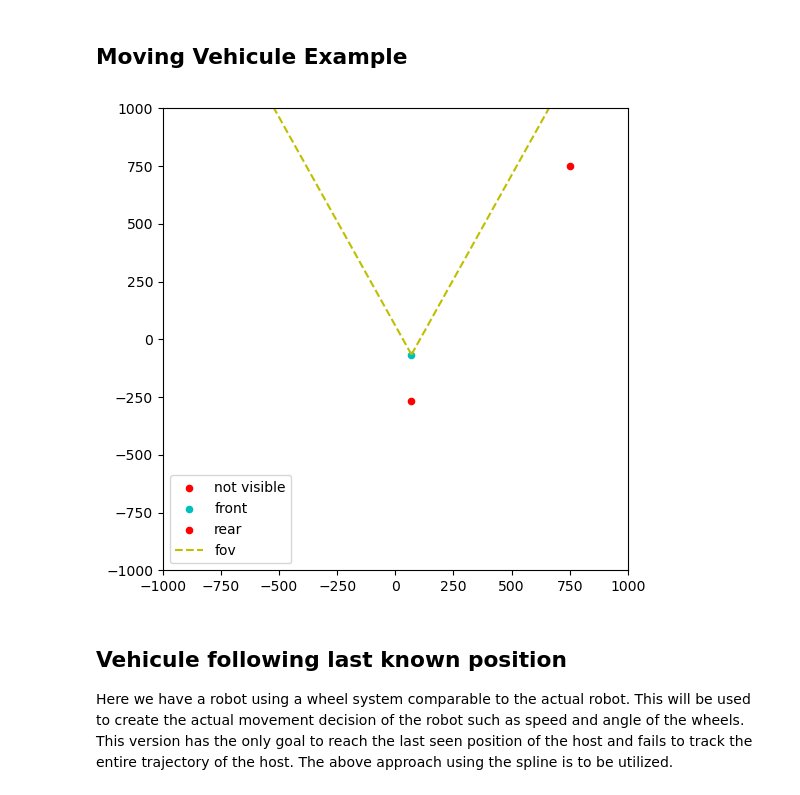
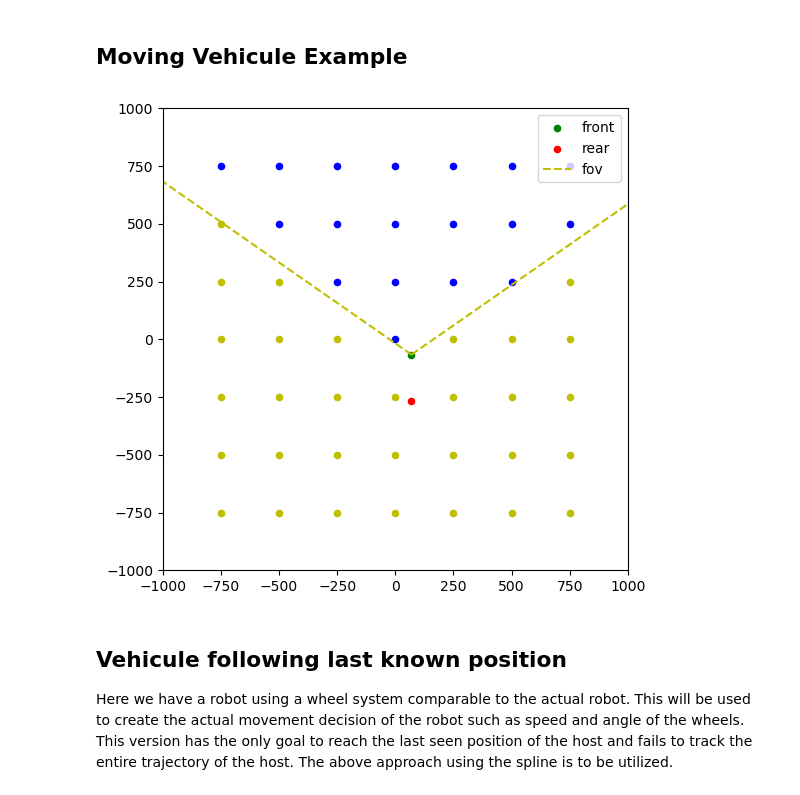
Before and after one commit to comtois-etienne/CSIE5047_Smart_Luggage, a Jupyter notebook: notebook.ipynb, the cells around one changed output. Drawn from its saved outputs; the diff is of its cells as text; code cells hidden in the pictures.

```diff
--- a/notebook.ipynb
+++ b/notebook.ipynb
@@ -560,12 +559,18 @@ for i in range(len(s_data['x']) + 5):
 ## Moving Vehicule Example
 # %%
 from src.vehicule import Vehicule
+
+# grid of points from -750 to 750 with step 250
+points = []
+for i in range(-750, 751, 250):
+    for j in range(-750, 751, 250):
+        points.append(Point(i, j))
 
 vehicule = Vehicule(
     max_turn_angle=30,
     axle_len=200,
     max_speed=2000,
-    camera=mba_video_camera,
+    camera=zed_two_camera,
     center=Point(0, 0)
 )
 speed, wheel_angle = 100, 0
@@ -573,41 +578,41 @@ speed, wheel_angle = 100, 0
 # set_speed(speed) in mm/s
 # set_wheel_angle(angle) in degrees
 # update_position(time) in seconds
-pt = Point(750, 750)
 
 for i in range(42):
 
     if i >= 2:
         wheel_angle = 30
 
     if i >= 22:
         wheel_angle = -30
 
     vehicule.set_speed(speed)
     vehicule.set_wheel_angle(wheel_angle)
     vehicule.update_position(1)
 
     clear_output(wait=True)
 
     # plot properties
     fig, ax = plt.subplots()
     ax.set_ylim([-1000, 1000])
     ax.set_xlim([-1000, 1000])
     fig.set_figheight(6)
     fig.set_figwidth(6)
 
-    if pt.is_visible(vehicule.get_front(), fov=vehicule.fov):
-        pt.scatter(ax, color='g', size=20, label='visible')
-    else:
-        pt.scatter(ax, color='r', size=20, label='not visible')
+    for p in points:
+        if p.is_visible(vehicule.get_front(), fov=vehicule.fov):
+            p.scatter(ax, color='b', size=20)
+        else:
+            p.scatter(ax, color='y', size=20)
 
     vehicule.plot(ax)
 
     ax.legend()
     plt.show()
-    plt.pause(0.05)
+    # plt.pause(0.01)
 # %% [output]
-[figure, old version]
+[figure, new version]
 # %% [markdown]
 ## Vehicule following last known position
 Here we have a robot using a wheel system comparable to the actual robot. This will be used to create the actual movement decision of the robot such as speed and angle of the wheels. This version has the only goal to reach the last seen position of the host and fails to track the entire trajectory of the host. The above approach using the spline is to be utilized.
```
Also changed, not shown: parts of 2 cells of this notebook, 2 other files.
